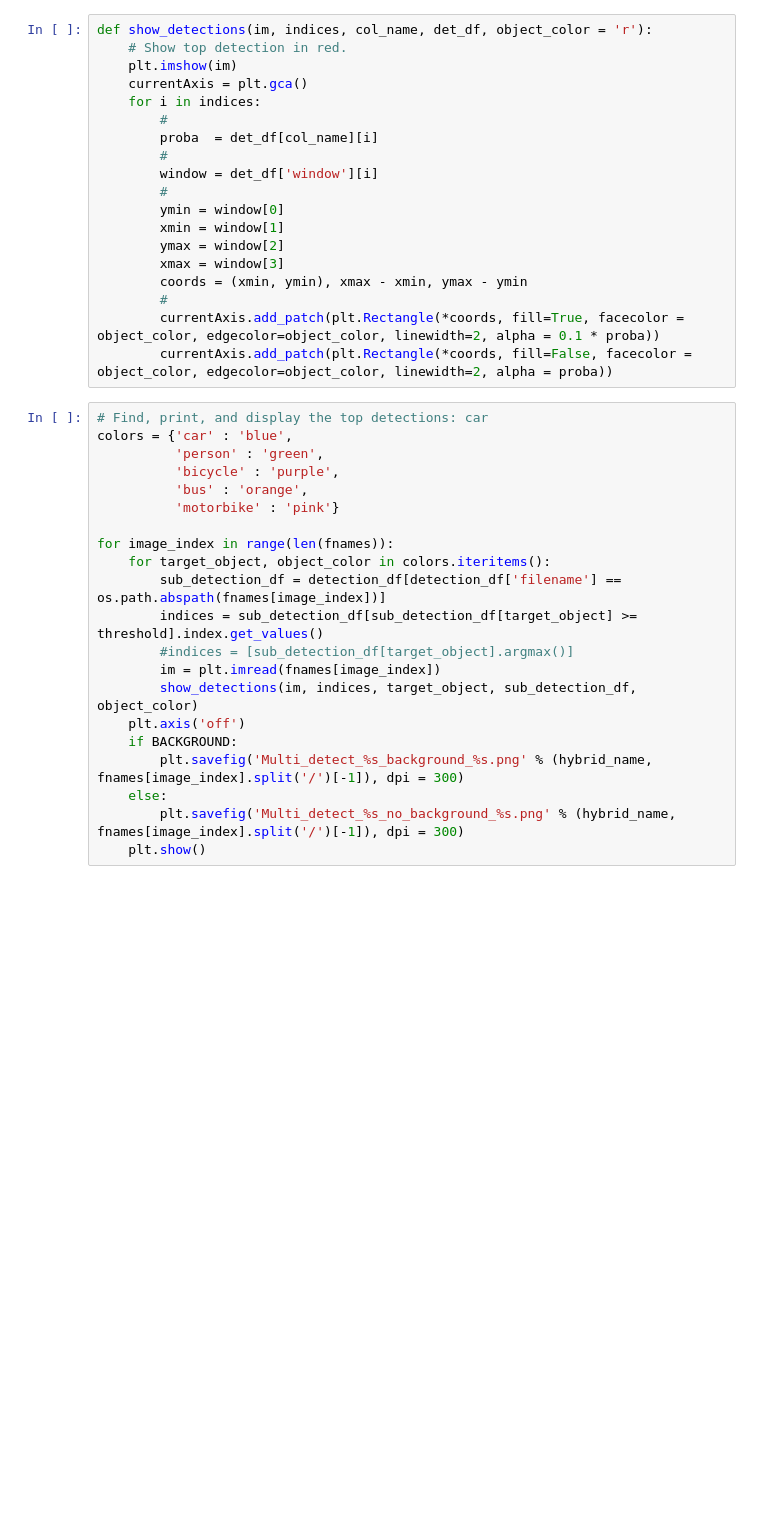
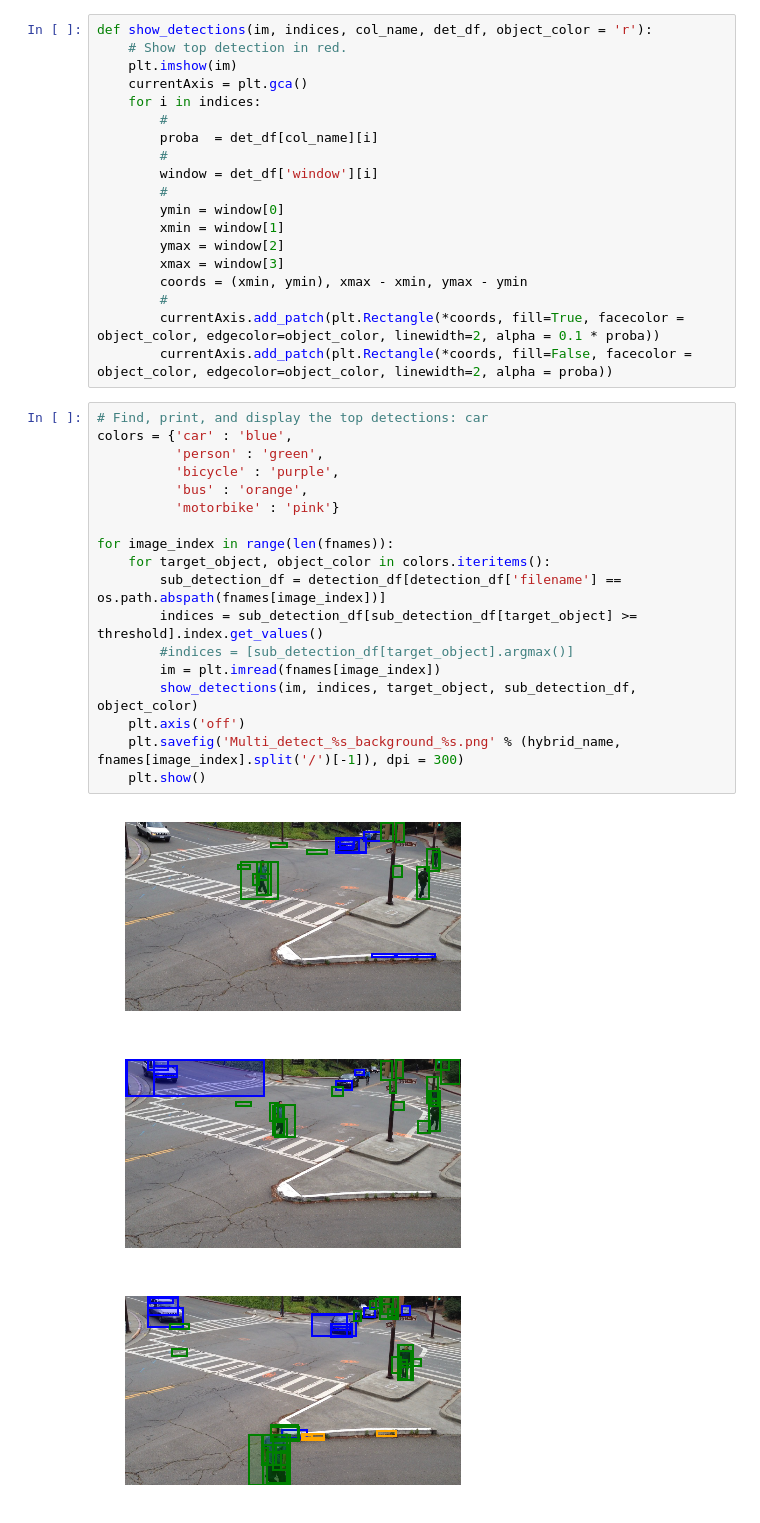
Before and after one commit to bellettif/smartCams, a Jupyter notebook: smartCams/compressed_NN/Compressed_NN.ipynb, the cells around one changed output. Cells and saved outputs as stored; diff of their text form; blank space fills up the shorter version.

```diff
--- a/smartCams/compressed_NN/Compressed_NN.ipynb
+++ b/smartCams/compressed_NN/Compressed_NN.ipynb
@@ -583,21 +634,22 @@ def show_detections(im, indices, col_name, det_df, object_color = 'r'):
 # %%
 # Find, print, and display the top detections: car
 colors = {'car' : 'blue',
           'person' : 'green',
           'bicycle' : 'purple',
           'bus' : 'orange',
           'motorbike' : 'pink'}
 
 for image_index in range(len(fnames)):
     for target_object, object_color in colors.iteritems():
         sub_detection_df = detection_df[detection_df['filename'] == os.path.abspath(fnames[image_index])]
         indices = sub_detection_df[sub_detection_df[target_object] >= threshold].index.get_values()
         #indices = [sub_detection_df[target_object].argmax()]
         im = plt.imread(fnames[image_index])
         show_detections(im, indices, target_object, sub_detection_df, object_color)
     plt.axis('off')
-    if BACKGROUND:
-        plt.savefig('Multi_detect_%s_background_%s.png' % (hybrid_name, fnames[image_index].split('/')[-1]), dpi = 300)
-    else:
-        plt.savefig('Multi_detect_%s_no_background_%s.png' % (hybrid_name, fnames[image_index].split('/')[-1]), dpi = 300)
+    plt.savefig('Multi_detect_%s_background_%s.png' % (hybrid_name, fnames[image_index].split('/')[-1]), dpi = 300)
     plt.show()
+# %% [output]
+[figure, added]
+[figure, added]
+[figure, added]
```
Also changed, not shown: parts of 8 cells of this notebook.
